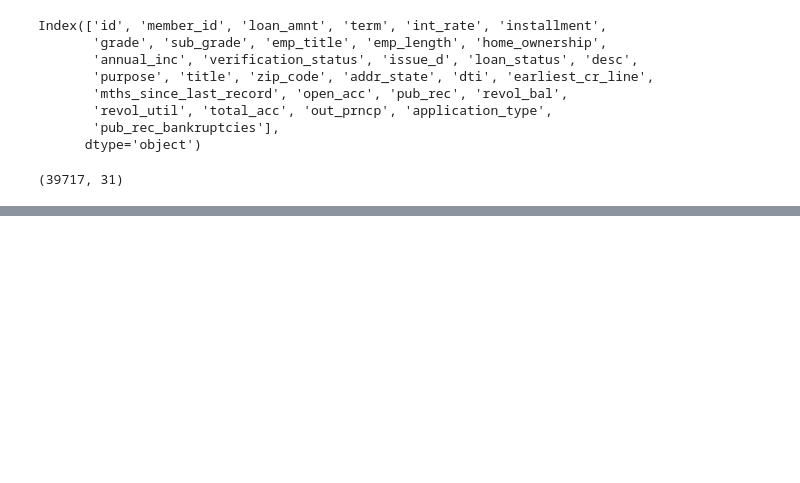
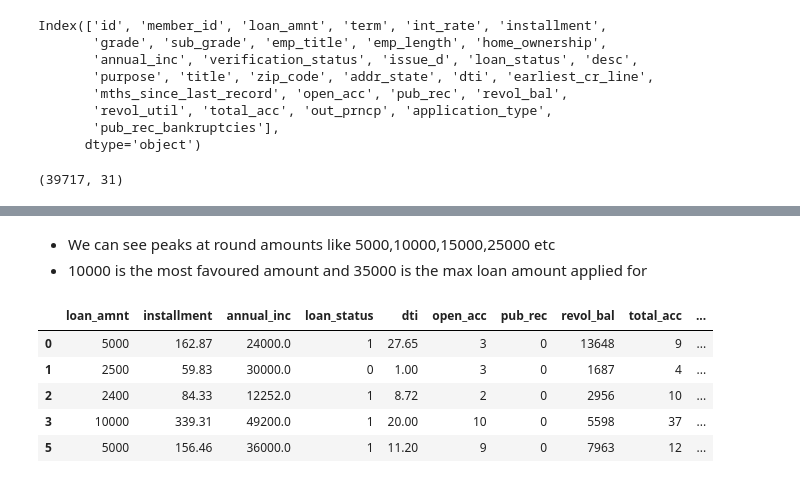
Before and after one commit to Silapada-Hansda/case_study_LG, a Jupyter notebook: Silapada_Hansda.ipynb, the cells around one changed output, grey strips where cells are left out. Cells and saved outputs as stored; diff of their text form; code cells hidden in the pictures; blank space fills up the shorter version.

```diff
--- a/Silapada_Hansda.ipynb
+++ b/Silapada_Hansda.ipynb
@@ -348,0 +374,13 @@ loan_df.loan_status= loan_df.loan_status.apply(lambda x:1 if x=='Fully Paid' els
+# %% [markdown]
+ - We can see peaks at round amounts like 5000,10000,15000,25000 etc
+ - 10000 is the most favoured amount and 35000 is the max loan amount applied for
+# %%
+loan_df_intTypes = loan_df.select_dtypes(include = ['float64', 'int64'])
+loan_df_intTypes.head()
+# %% [output]
+|  | loan_amnt | installment | annual_inc | loan_status | dti | open_acc | pub_rec | revol_bal | total_acc | ... |
+| 0 | 5000 | 162.87 | 24000.0 | 1 | 27.65 | 3 | 0 | 13648 | 9 | ... |
+| 1 | 2500 | 59.83 | 30000.0 | 0 | 1.00 | 3 | 0 | 1687 | 4 | ... |
+| 2 | 2400 | 84.33 | 12252.0 | 1 | 8.72 | 2 | 0 | 2956 | 10 | ... |
+| 3 | 10000 | 339.31 | 49200.0 | 1 | 20.00 | 10 | 0 | 5598 | 37 | ... |
+| 5 | 5000 | 156.46 | 36000.0 | 1 | 11.20 | 9 | 0 | 7963 | 12 | ... |
```
Also changed, not shown: parts of 57 cells of this notebook.
